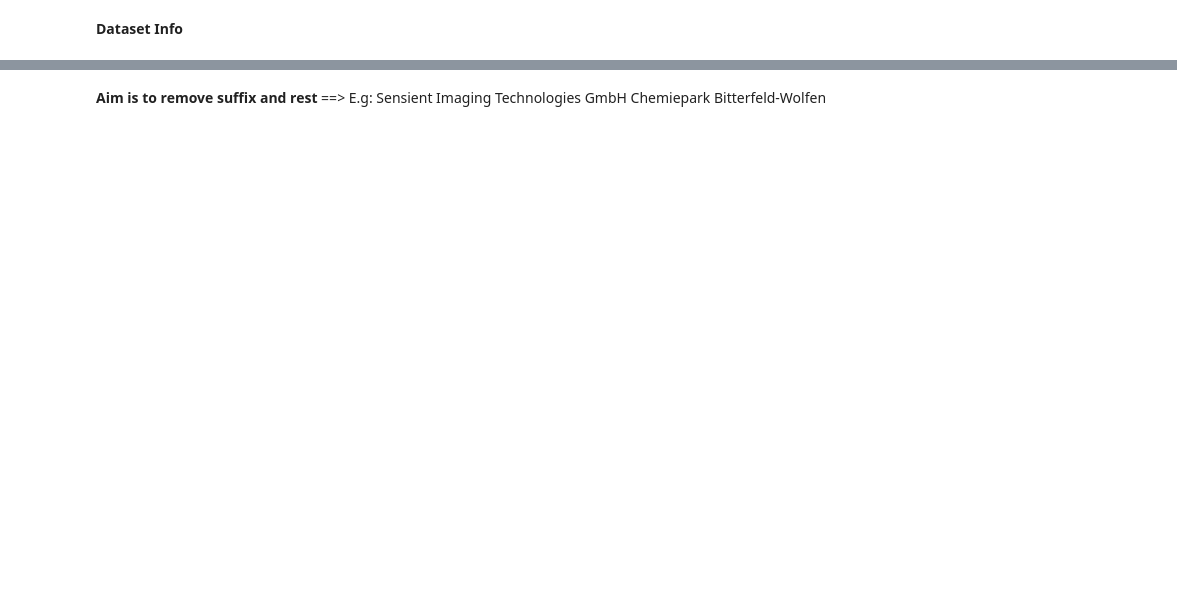
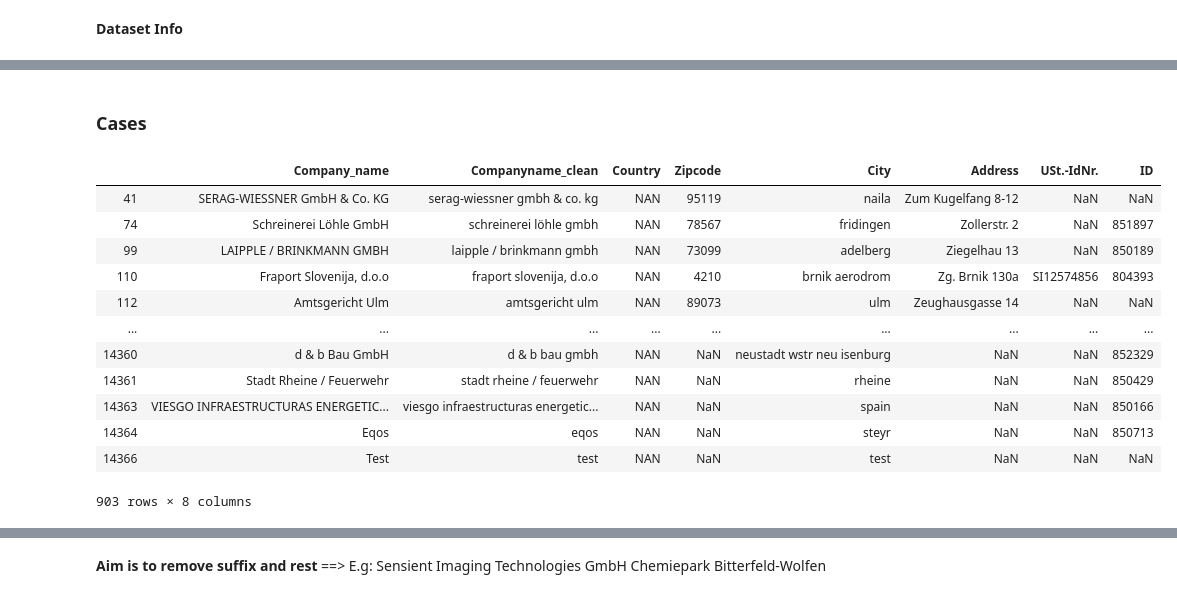
Before and after one commit to Can-Berk/Data_Analysis, a Jupyter notebook: MappingNames/ulist_companies.ipynb, the cells around one changed output, grey strips where cells are left out. Saved outputs shown, nothing was run; the diff lists cells and outputs as text; code cells hidden in the pictures; blank space fills up the shorter version.

```diff
--- a/MappingNames/ulist_companies.ipynb
+++ b/MappingNames/ulist_companies.ipynb
@@ -256,0 +181,19 @@ memory usage: 813.1+ KB
+# %% [markdown]
+### Cases
+# %%
+ulist_cases = ulist[(ulist['Country']=='NAN') & (ulist['City']!='nan')]    # all the entries with missing country
+ulist_cases
+# %% [output]
+|  | Company_name | Companyname_clean | Country | Zipcode | City | Address | USt.-IdNr. | ID |
+| 41 | SERAG-WIESSNER GmbH & Co. KG | serag-wiessner gmbh & co. kg | NAN | 95119 | naila | Zum Kugelfang 8-12 | NaN | NaN |
+| 74 | Schreinerei Löhle GmbH | schreinerei löhle gmbh | NAN | 78567 | fridingen | Zollerstr. 2 | NaN | 851897 |
+| 99 | LAIPPLE / BRINKMANN GMBH | laipple / brinkmann gmbh | NAN | 73099 | adelberg | Ziegelhau 13 | NaN | 850189 |
+| 110 | Fraport Slovenija, d.o.o | fraport slovenija, d.o.o | NAN | 4210 | brnik aerodrom | Zg. Brnik 130a | SI12574856 | 804393 |
+| 112 | Amtsgericht Ulm | amtsgericht ulm | NAN | 89073 | ulm | Zeughausgasse 14 | NaN | NaN |
+| ... | ... | ... | ... | ... | ... | ... | ... | ... |
+| 14360 | d & b Bau GmbH | d & b bau gmbh | NAN | NaN | neustadt wstr neu isenburg | NaN | NaN | 852329 |
+| 14361 | Stadt Rheine / Feuerwehr | stadt rheine / feuerwehr | NAN | NaN | rheine | NaN | NaN | 850429 |
+| 14363 | VIESGO INFRAESTRUCTURAS ENERGETIC... | viesgo infraestructuras energetic... | NAN | NaN | spain | NaN | NaN | 850166 |
+| 14364 | Eqos | eqos | NAN | NaN | steyr | NaN | NaN | 850713 |
+| 14366 | Test | test | NAN | NaN | test | NaN | NaN | NaN |
+903 rows × 8 columns
```
Also changed, not shown: parts of 68 cells of this notebook.
